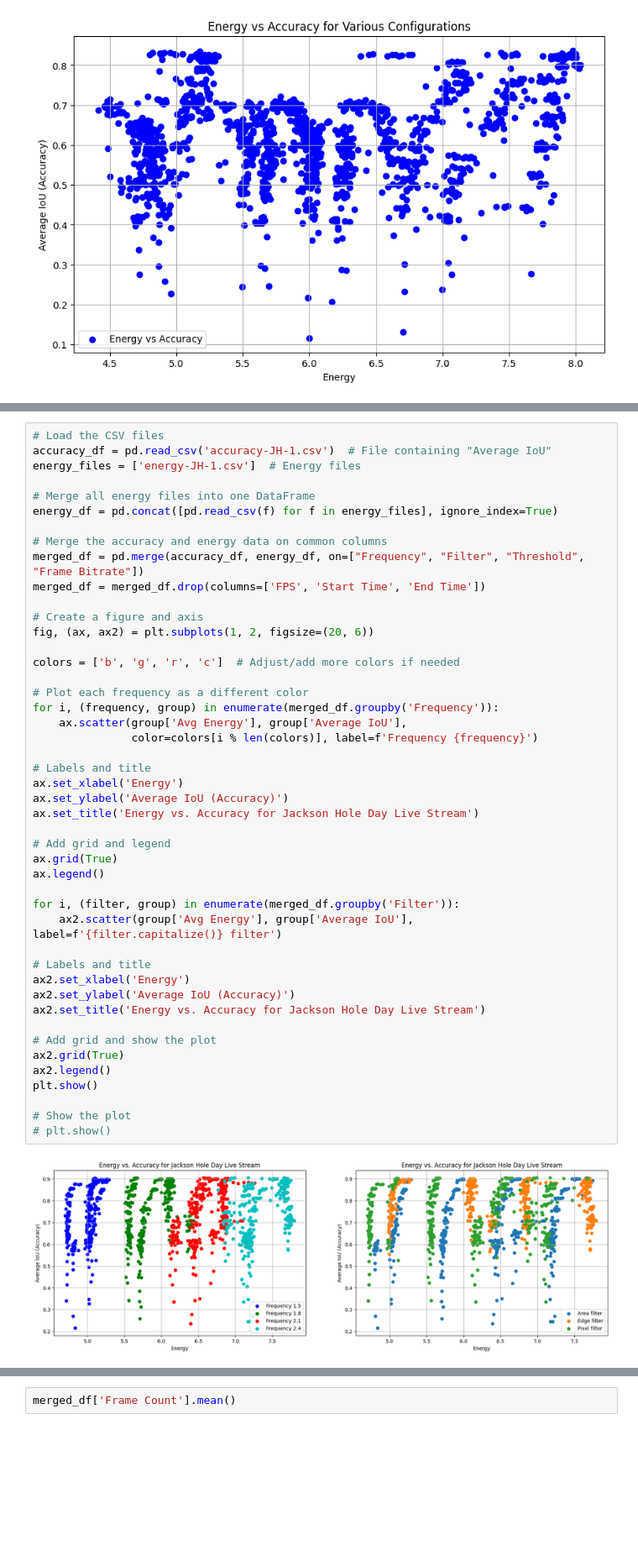
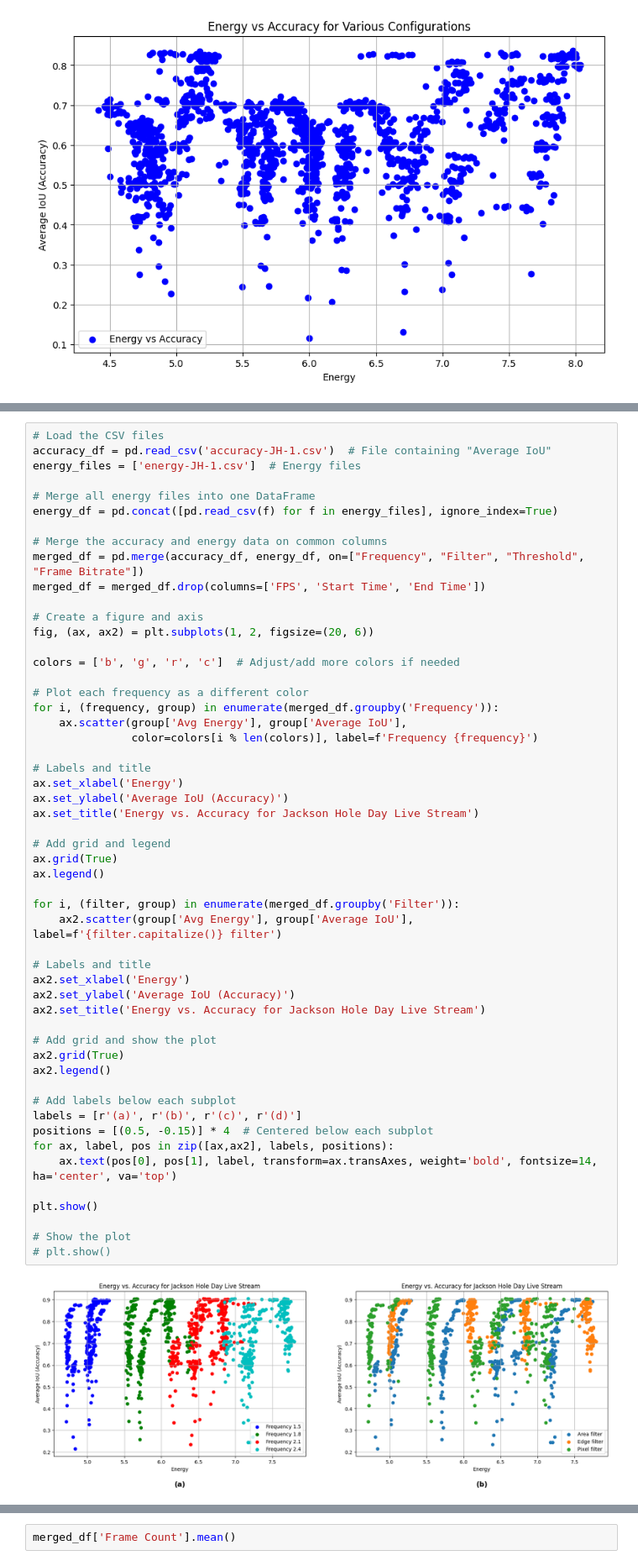
Before and after one commit to bencivjan/ecolens, a Jupyter notebook: viz/viz.ipynb, the cells around one changed output, grey strips where cells are left out. Shown at 84% size. Drawn from its saved outputs; the diff is of its cells as text; blank space fills up the shorter version.

Commit message:
Saving new figures

```diff
--- a/viz/viz.ipynb
+++ b/viz/viz.ipynb
@@ -97,34 +97,41 @@ colors = ['b', 'g', 'r', 'c']  # Adjust/add more colors if needed
 # Plot each frequency as a different color
 for i, (frequency, group) in enumerate(merged_df.groupby('Frequency')):
     ax.scatter(group['Avg Energy'], group['Average IoU'],
                color=colors[i % len(colors)], label=f'Frequency {frequency}')
 
 # Labels and title
 ax.set_xlabel('Energy')
 ax.set_ylabel('Average IoU (Accuracy)')
 ax.set_title('Energy vs. Accuracy for Jackson Hole Day Live Stream')
 
 # Add grid and legend
 ax.grid(True)
 ax.legend()
 
 for i, (filter, group) in enumerate(merged_df.groupby('Filter')):
     ax2.scatter(group['Avg Energy'], group['Average IoU'], label=f'{filter.capitalize()} filter')
 
 # Labels and title
 ax2.set_xlabel('Energy')
 ax2.set_ylabel('Average IoU (Accuracy)')
 ax2.set_title('Energy vs. Accuracy for Jackson Hole Day Live Stream')
 
 # Add grid and show the plot
 ax2.grid(True)
 ax2.legend()
+
+# Add labels below each subplot
+labels = [r'(a)', r'(b)', r'(c)', r'(d)']
+positions = [(0.5, -0.15)] * 4  # Centered below each subplot
+for ax, label, pos in zip([ax,ax2], labels, positions):
+    ax.text(pos[0], pos[1], label, transform=ax.transAxes, weight='bold', fontsize=14, ha='center', va='top')
+
 plt.show()
 
 # Show the plot
 # plt.show()
 # %% [output]
-[figure, old version]
+[figure, new version]
 # %%
 import numpy as np
 
```
Also changed, not shown: 2 other files.
